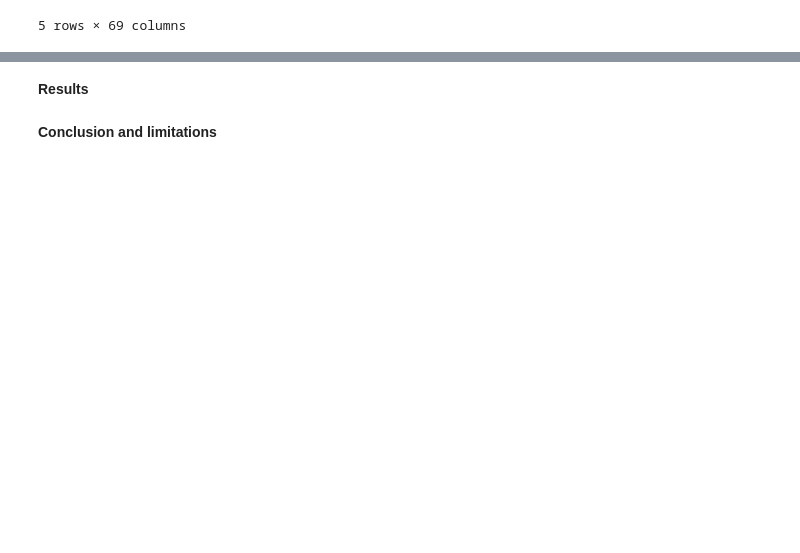
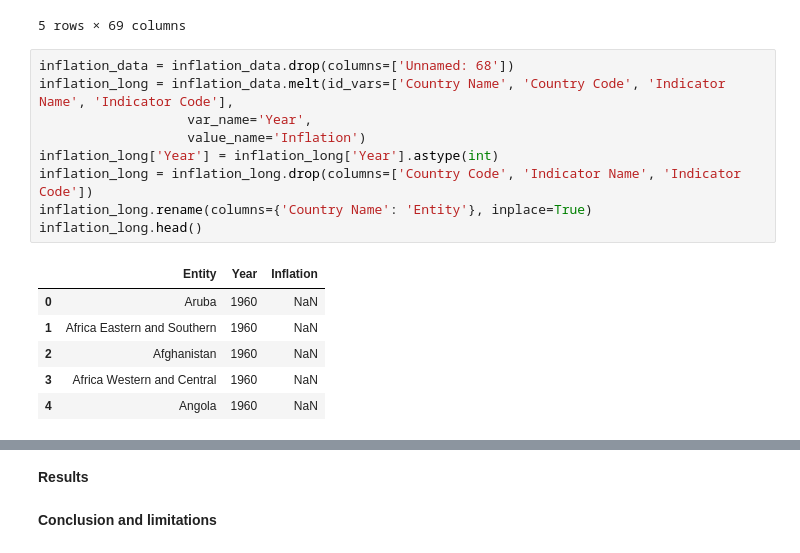
Before and after one commit to dt1930/ADI-2024, a Jupyter notebook: Week-2-Assignment.ipynb, the cells around one changed output, grey strips where cells are left out. Cells and saved outputs as stored; diff of their text form; blank space fills up the shorter version.

```diff
--- a/Week-2-Assignment.ipynb
+++ b/Week-2-Assignment.ipynb
@@ -454,3 +482,19 @@ inflation_data.head()
 | 3 | Africa Western and Central | AFW | Inflation, consumer prices (annua... | FP.CPI.TOTL.ZG | NaN | NaN | NaN | NaN | ... |
 | 4 | Angola | AGO | Inflation, consumer prices (annua... | FP.CPI.TOTL.ZG | NaN | NaN | NaN | NaN | ... |
 5 rows × 69 columns
+# %%
+inflation_data = inflation_data.drop(columns=['Unnamed: 68'])
+inflation_long = inflation_data.melt(id_vars=['Country Name', 'Country Code', 'Indicator Name', 'Indicator Code'],
+                   var_name='Year',
+                   value_name='Inflation')
+inflation_long['Year'] = inflation_long['Year'].astype(int)
+inflation_long = inflation_long.drop(columns=['Country Code', 'Indicator Name', 'Indicator Code'])
+inflation_long.rename(columns={'Country Name': 'Entity'}, inplace=True)
+inflation_long.head()
+# %% [output]
+|  | Entity | Year | Inflation |
+| 0 | Aruba | 1960 | NaN |
+| 1 | Africa Eastern and Southern | 1960 | NaN |
+| 2 | Afghanistan | 1960 | NaN |
+| 3 | Africa Western and Central | 1960 | NaN |
+| 4 | Angola | 1960 | NaN |
```
Also changed, not shown: parts of 8 cells of this notebook, 1 other file.
